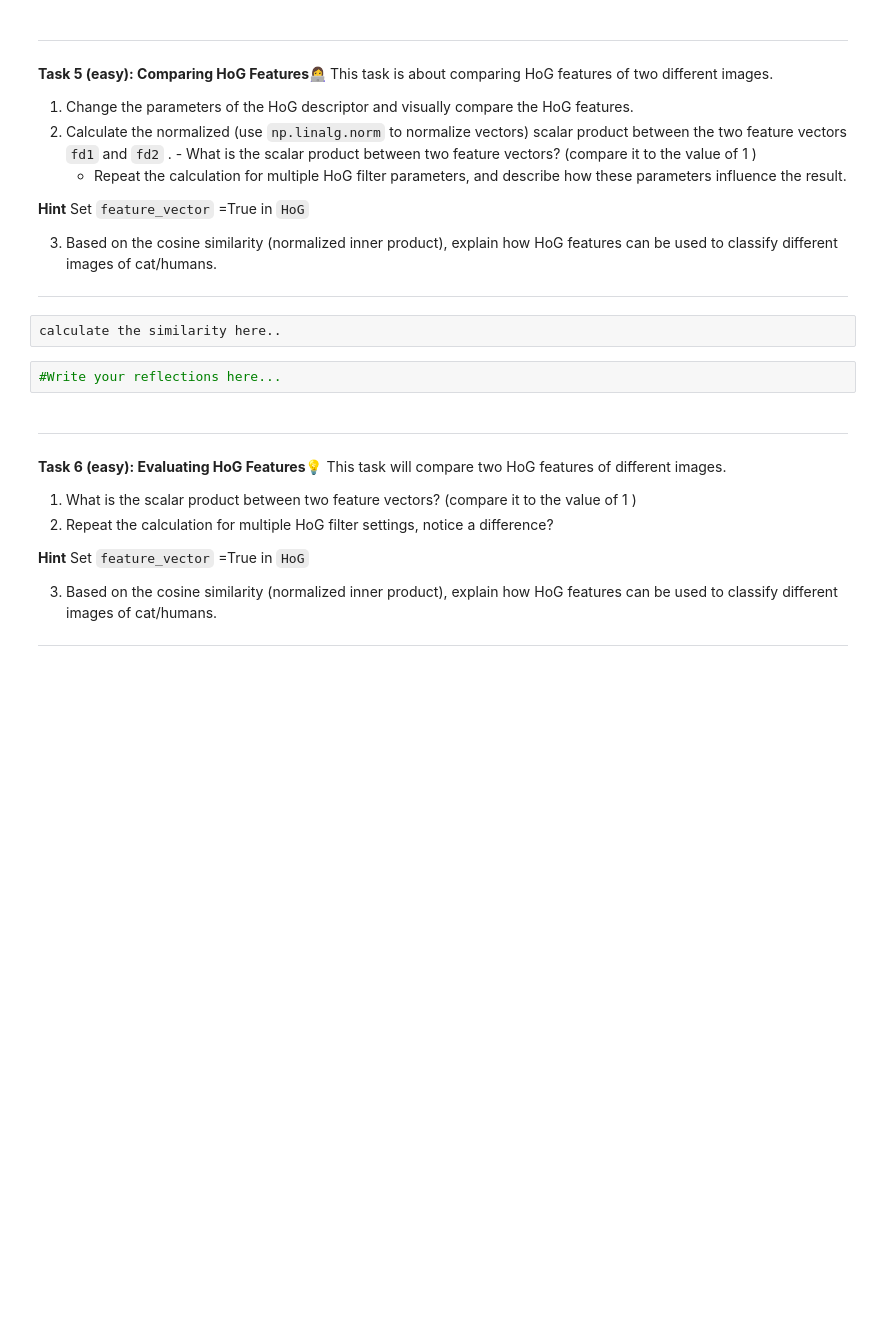
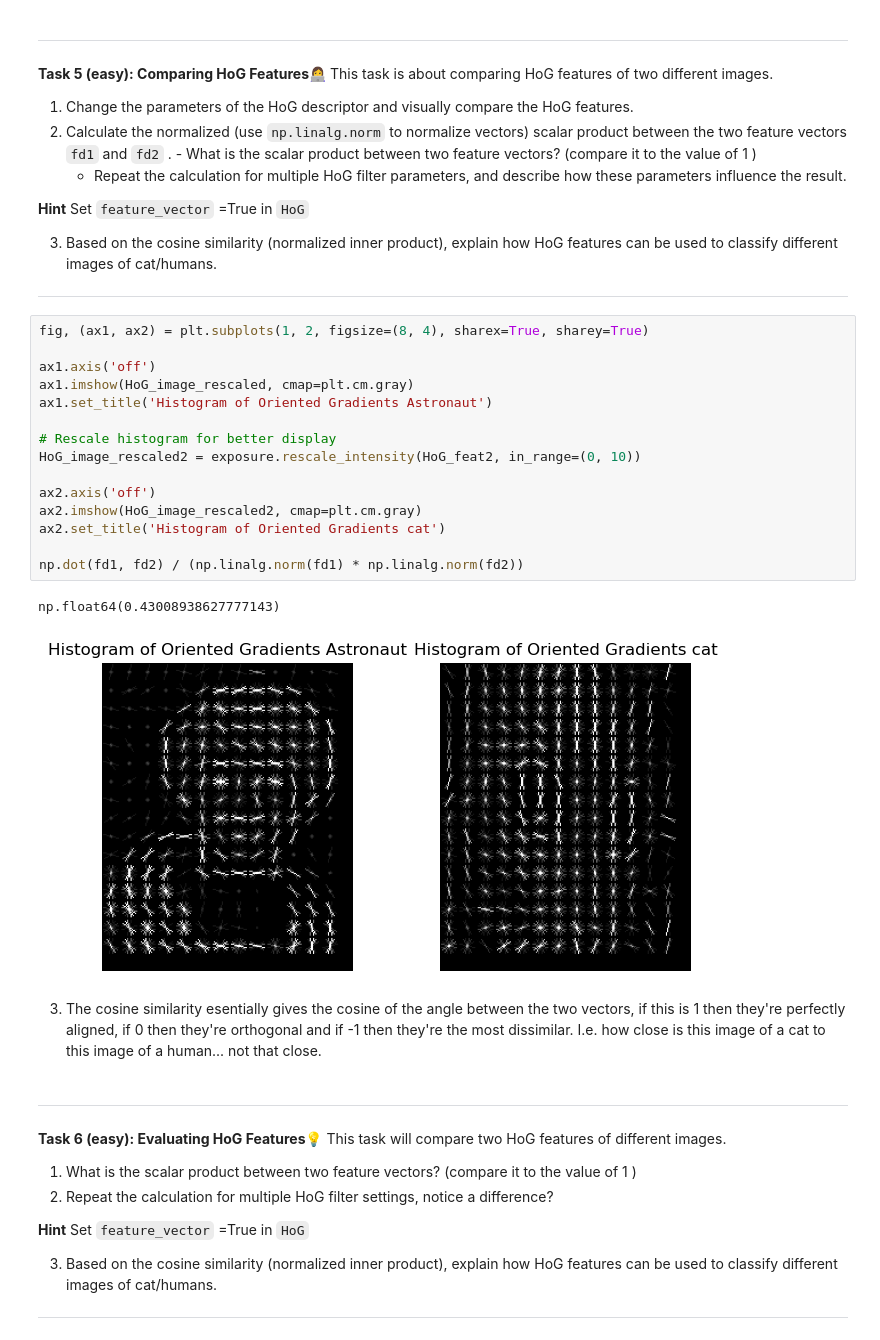
Before and after one commit to AlbertRossJoh/MLintro, a Jupyter notebook: W11/03-hog.ipynb, the cells around one changed output. Drawn from its saved outputs; the diff is of its cells as text; blank space fills up the shorter version.

```diff
--- a/W11/03-hog.ipynb
+++ b/W11/03-hog.ipynb
@@ -222,9 +246,25 @@ Set `feature_vector`
 
 ---
 # %%
-calculate the similarity here..
+fig, (ax1, ax2) = plt.subplots(1, 2, figsize=(8, 4), sharex=True, sharey=True)
+
+ax1.axis('off')
+ax1.imshow(HoG_image_rescaled, cmap=plt.cm.gray)
+ax1.set_title('Histogram of Oriented Gradients Astronaut')
+
+# Rescale histogram for better display
+HoG_image_rescaled2 = exposure.rescale_intensity(HoG_feat2, in_range=(0, 10))
+
+ax2.axis('off')
+ax2.imshow(HoG_image_rescaled2, cmap=plt.cm.gray)
+ax2.set_title('Histogram of Oriented Gradients cat')
+
+np.dot(fd1, fd2) / (np.linalg.norm(fd1) * np.linalg.norm(fd2))
+# %% [output]
+np.float64(0.43008938627777143)
+[figure, added]
-# %%
-#Write your reflections here...
+# %% [markdown]
+3. The cosine similarity esentially gives the cosine of the angle between the two vectors, if this is 1 then they're perfectly aligned, if 0 then they're orthogonal and if -1 then they're the most dissimilar. I.e. how close is this image of a cat to this image of a human... not that close.
 # %% [markdown]
 
 ---
```
Also changed, not shown: parts of 9 cells of this notebook, 11 other files.
